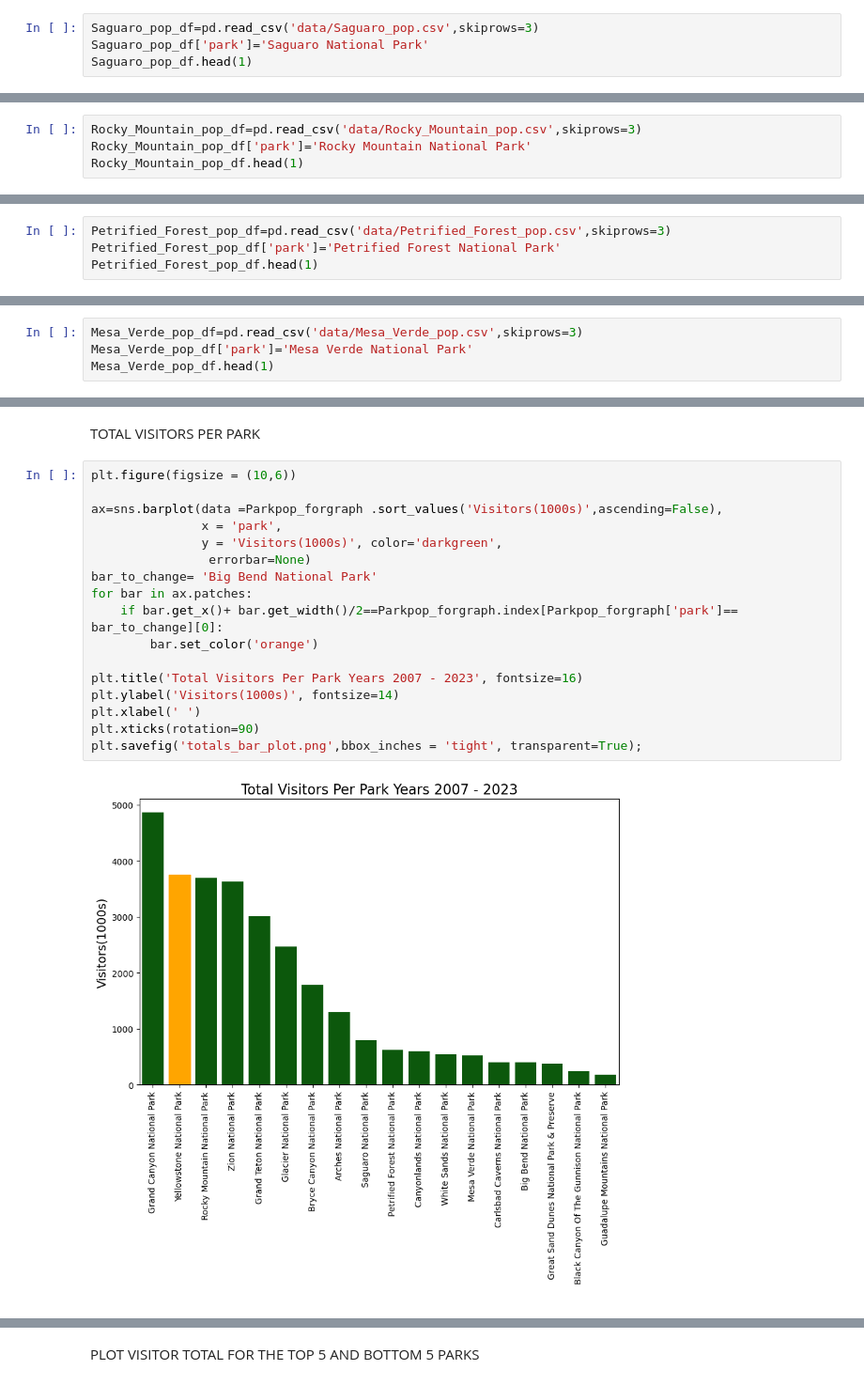
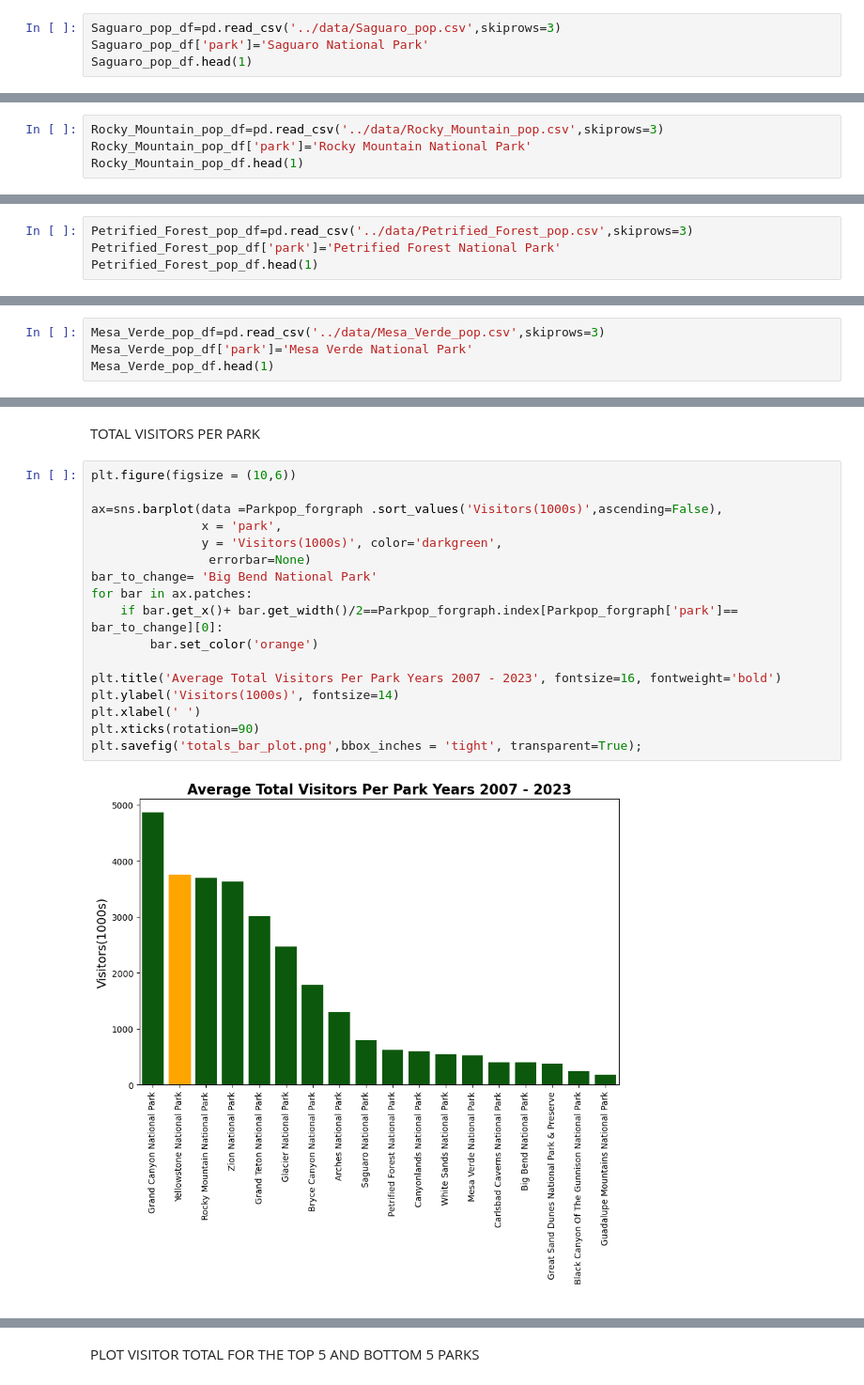
Before and after one commit to GGRAN24/Capstone_NParks, a Jupyter notebook: notebooks/Capstone(a).ipynb, the cells around one changed output, grey strips where cells are left out. Shown at 94% size. Cells and saved outputs as stored; diff of their text form.

```diff
--- a/notebooks/Capstone(a).ipynb
+++ b/notebooks/Capstone(a).ipynb
@@ -118,28 +118,28 @@ White_Sands_pop_df.head(1)
 |  | Year | RecreationVisitors | TotalRecreationVisitors | park |
 | 0 | 1933 | 12,000 | 38,276,355 | White Sands National Park |
 # %%
-Saguaro_pop_df=pd.read_csv('data/Saguaro_pop.csv',skiprows=3)
+Saguaro_pop_df=pd.read_csv('../data/Saguaro_pop.csv',skiprows=3)
 Saguaro_pop_df['park']='Saguaro National Park'
 Saguaro_pop_df.head(1)
 # %% [output]
 |  | Year | RecreationVisitors | TotalRecreationVisitors | park |
 | 0 | 1920 | 5,000 | 39,873,266 | Saguaro National Park |
 # %%
-Rocky_Mountain_pop_df=pd.read_csv('data/Rocky_Mountain_pop.csv',skiprows=3)
+Rocky_Mountain_pop_df=pd.read_csv('../data/Rocky_Mountain_pop.csv',skiprows=3)
 Rocky_Mountain_pop_df['park']='Rocky Mountain National Park'
 Rocky_Mountain_pop_df.head(1)
 # %% [output]
 |  | Year | RecreationVisitors | TotalRecreationVisitors | park |
 | 0 | 1915 | 31,000 | 209,930,678 | Rocky Mountain National Park |
 # %%
-Petrified_Forest_pop_df=pd.read_csv('data/Petrified_Forest_pop.csv',skiprows=3)
+Petrified_Forest_pop_df=pd.read_csv('../data/Petrified_Forest_pop.csv',skiprows=3)
 Petrified_Forest_pop_df['park']='Petrified Forest National Park'
 Petrified_Forest_pop_df.head(1)
 # %% [output]
 |  | Year | RecreationVisitors | TotalRecreationVisitors | park |
 | 0 | 1919 | 3,000 | 58,055,578 | Petrified Forest National Park |
 # %%
-Mesa_Verde_pop_df=pd.read_csv('data/Mesa_Verde_pop.csv',skiprows=3)
+Mesa_Verde_pop_df=pd.read_csv('../data/Mesa_Verde_pop.csv',skiprows=3)
 Mesa_Verde_pop_df['park']='Mesa Verde National Park'
 Mesa_Verde_pop_df.head(1)
 # %% [output]
@@ -471,19 +471,19 @@ TOTAL VISITORS PER PARK
 # %%
 plt.figure(figsize = (10,6))
 
 ax=sns.barplot(data =Parkpop_forgraph .sort_values('Visitors(1000s)',ascending=False),
                x = 'park',
                y = 'Visitors(1000s)', color='darkgreen',
                 errorbar=None)
 bar_to_change= 'Big Bend National Park'
 for bar in ax.patches:
     if bar.get_x()+ bar.get_width()/2==Parkpop_forgraph.index[Parkpop_forgraph['park']== bar_to_change][0]:
         bar.set_color('orange')
 
-plt.title('Total Visitors Per Park Years 2007 - 2023', fontsize=16)
+plt.title('Average Total Visitors Per Park Years 2007 - 2023', fontsize=16, fontweight='bold')
 plt.ylabel('Visitors(1000s)', fontsize=14)
 plt.xlabel(' ')
 plt.xticks(rotation=90)
 plt.savefig('totals_bar_plot.png',bbox_inches = 'tight', transparent=True);
 # %% [output]
-[figure, old version]
+[figure, new version]
```
Also changed, not shown: parts of 116 cells of this notebook, 4 other files.
